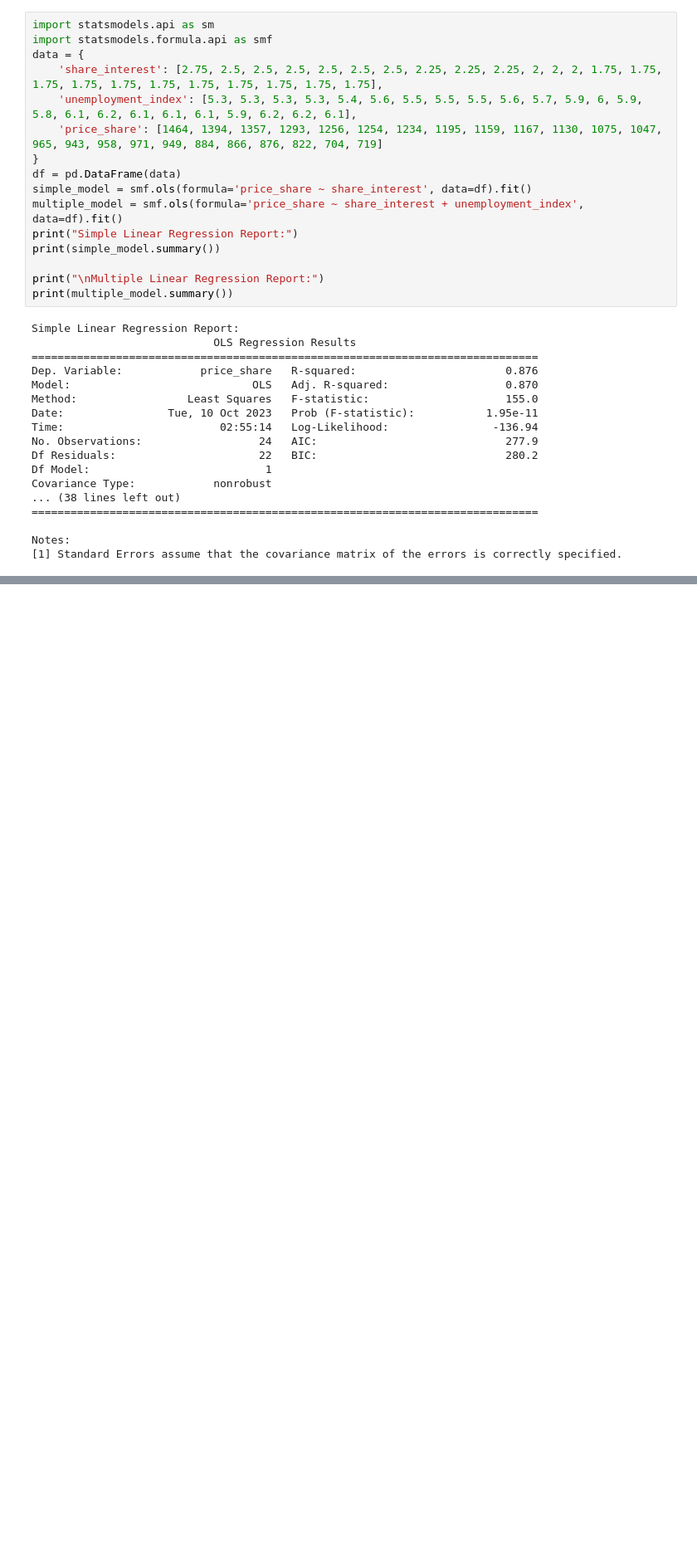
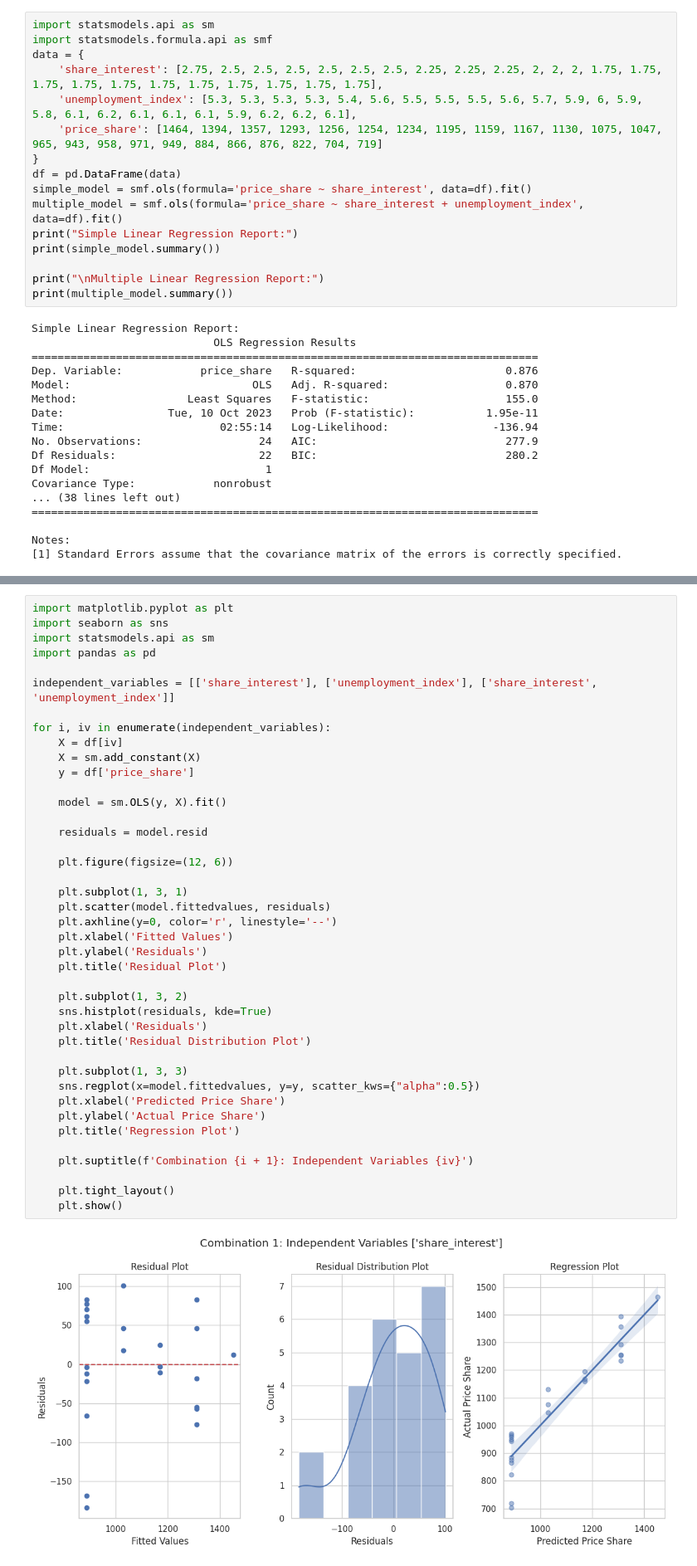
Before and after one commit to Eazlizy/healthcare_company, a Jupyter notebook: onyinyechi_onyemagwam_assignment_2.ipynb, the cells around one changed output, grey strips where cells are left out. Shown at 83% size. Saved outputs shown, nothing was run; the diff lists cells and outputs as text; blank space fills up the shorter version.

```diff
--- a/onyinyechi_onyemagwam_assignment_2.ipynb
+++ b/onyinyechi_onyemagwam_assignment_2.ipynb
@@ -240,3 +240,46 @@ print(summary_df)
                         Model  R-squared (R^2)          MSE  Mallow's Cp
 0    Simple Linear Regression         0.875709  5289.701730          2.0
 1  Multiple Linear Regression         0.897634  4356.611357          4.0
+# %%
+import matplotlib.pyplot as plt
+import seaborn as sns
+import statsmodels.api as sm
+import pandas as pd
+
+independent_variables = [['share_interest'], ['unemployment_index'], ['share_interest', 'unemployment_index']]
+
+for i, iv in enumerate(independent_variables):
+    X = df[iv]
+    X = sm.add_constant(X)
+    y = df['price_share']
+
+    model = sm.OLS(y, X).fit()
+
+    residuals = model.resid
+
+    plt.figure(figsize=(12, 6))
+
+    plt.subplot(1, 3, 1)
+    plt.scatter(model.fittedvalues, residuals)
+    plt.axhline(y=0, color='r', linestyle='--')
+    plt.xlabel('Fitted Values')
+    plt.ylabel('Residuals')
+    plt.title('Residual Plot')
+
+    plt.subplot(1, 3, 2)
+    sns.histplot(residuals, kde=True)
+    plt.xlabel('Residuals')
+    plt.title('Residual Distribution Plot')
+
+    plt.subplot(1, 3, 3)
+    sns.regplot(x=model.fittedvalues, y=y, scatter_kws={"alpha":0.5})
+    plt.xlabel('Predicted Price Share')
+    plt.ylabel('Actual Price Share')
+    plt.title('Regression Plot')
+
+    plt.suptitle(f'Combination {i + 1}: Independent Variables {iv}')
+
+    plt.tight_layout()
+    plt.show()
+# %% [output]
+[figure, added]
```
Also changed, not shown: parts of 5 cells of this notebook.
